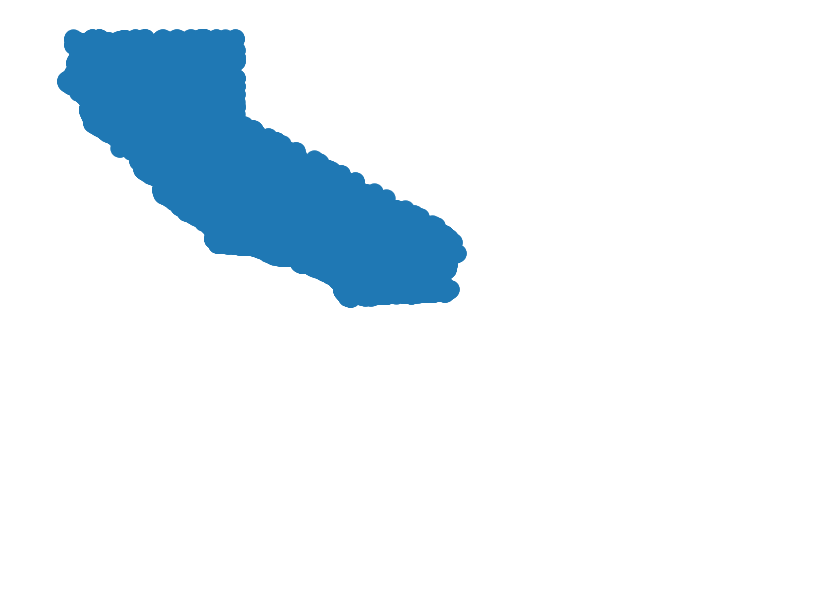
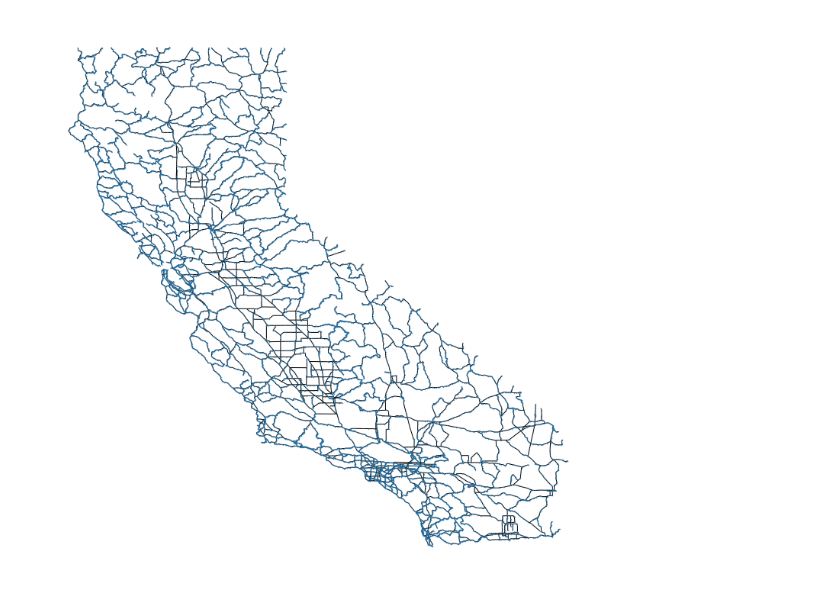
Before and after one commit to Jimmeeee/NA-project, a Jupyter notebook: notebooks/project.ipynb, the cells around one changed output. Cells and saved outputs as stored; diff of their text form; code cells hidden in the pictures; blank space fills up the shorter version.

Commit message:
draw stuff

```diff
--- a/notebooks/project.ipynb
+++ b/notebooks/project.ipynb
@@ -30,7 +30,9 @@ G = nx.Graph()
 # %%
 for i ,row in df_nodes.iterrows():
     G.add_node(int(row["nodeID"]), pos = (row["longitude"], row["latitude"]))
-# %%
-nx.draw(G, nx.get_node_attributes(G, 'pos'))
-# %% [output]
-[figure, removed]
+# %%
+plt.figure(1, figsize=(10,10))
+pos = nx.get_node_attributes(G, 'pos')
+nx.draw(G, pos, node_size = 0.1)
+# %% [output]
+[figure, added]
```
Also changed, not shown: parts of 4 cells of this notebook.
